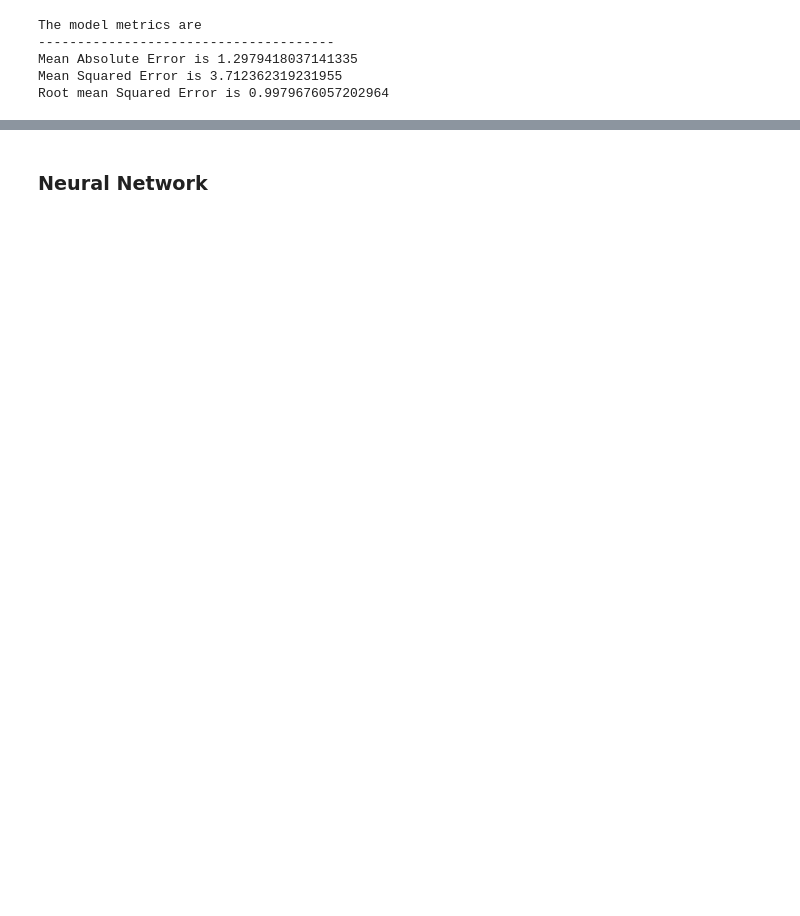
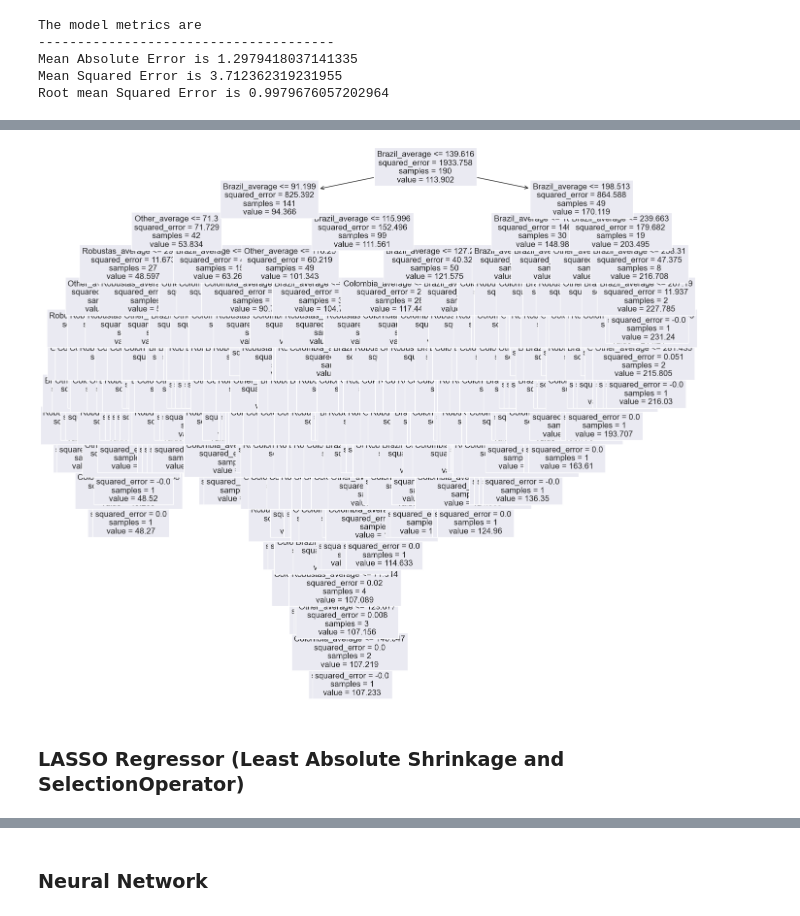
Before and after one commit to montwa/Ryerson, a Jupyter notebook: Coffee Price Regression Analysis.ipynb, the cells around one changed output, grey strips where cells are left out. Saved outputs shown, nothing was run; the diff lists cells and outputs as text; code cells hidden in the pictures; blank space fills up the shorter version.

```diff
--- a/Coffee Price Regression Analysis.ipynb
+++ b/Coffee Price Regression Analysis.ipynb
@@ -445,0 +478,5 @@ plt.show()
+# %%
+from sklearn.tree import DecisionTreeRegressor
+model_tree = DecisionTreeRegressor(random_state=10)
+model_tree.fit(X_train, y_train)
+predicted_tree = model_tree.predict(X_test)
@@ -445,0 +493,6 @@ plt.show()
+# %%
+from sklearn.tree import plot_tree
+plt.figure(figsize=(15,15), dpi=100)
+plot_tree(model_tree, feature_names=X.columns, fontsize = 12);
+# %% [output]
+[figure, added]
@@ -445,0 +505,2 @@ plt.show()
+# %% [markdown]
+### LASSO Regressor (Least Absolute Shrinkage and SelectionOperator)
```
Also changed, not shown: parts of 46 cells of this notebook, 3 other files.
